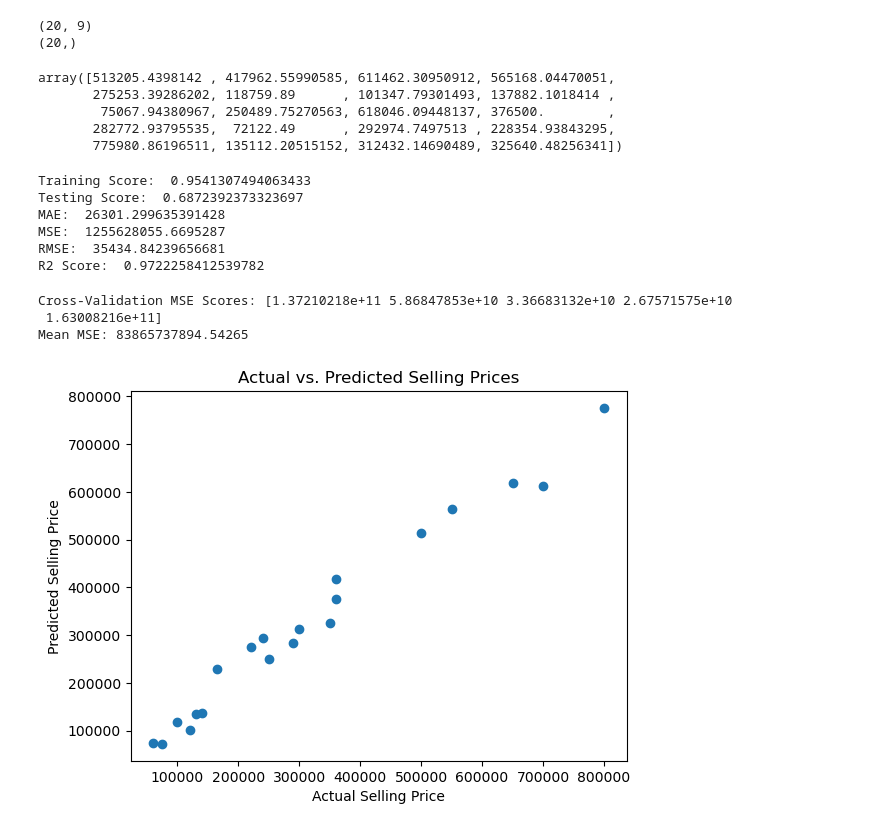
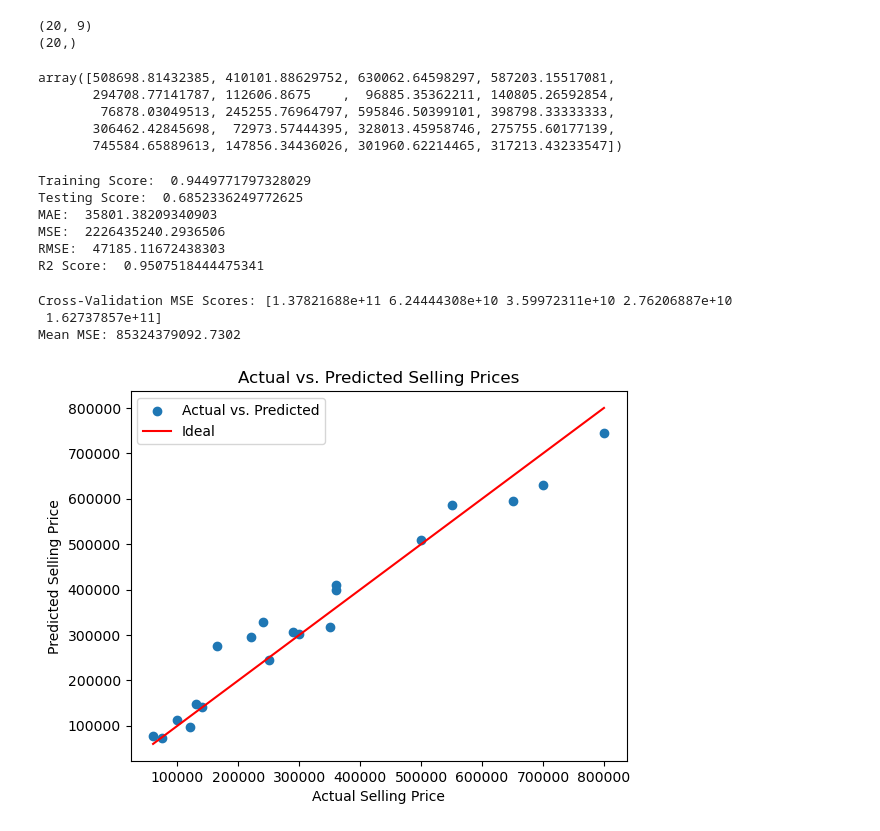
Before and after one commit to Vijay-Pratap7/Data_Science_Capstone_Project, a Jupyter notebook: caps_code.ipynb, the cells around one changed output. Saved outputs shown, nothing was run; the diff lists cells and outputs as text; code cells hidden in the pictures.

```diff
--- a/caps_code.ipynb
+++ b/caps_code.ipynb
@@ -160,5 +133,5 @@ Testing Score:  0.6896723904071206
 # %%
 ###  using hyper-perameter tuingng Random Forest Regressionrandom_state = 7, max_depth=10
-rf= RandomForestRegressor(max_depth=15, random_state = 7)
+rf= RandomForestRegressor(max_depth=12, random_state = 7)
 rf.fit(X_train, y_train)
 # %% [output]
@@ -227,26 +201,27 @@ print(y_sample.shape)
 (20, 9)
 (20,)
 # %%
-#### Generate the Predictions for randomly 20 points selected from dataset
+# Generate the Predictions for randomly 20 points selected from dataset
 ypred_sample = best_model.predict(x_sample)
 ypred_sample
 # %% [output]
-array([513205.4398142 , 417962.55990585, 611462.30950912, 565168.04470051,
-       275253.39286202, 118759.89      , 101347.79301493, 137882.1018414 ,
-        75067.94380967, 250489.75270563, 618046.09448137, 376500.        ,
-       282772.93795535,  72122.49      , 292974.7497513 , 228354.93843295,
-       775980.86196511, 135112.20515152, 312432.14690489, 325640.48256341])
+array([508698.81432385, 410101.88629752, 630062.64598297, 587203.15517081,
+       294708.77141787, 112606.8675    ,  96885.35362211, 140805.26592854,
+        76878.03049513, 245255.76964797, 595846.50399101, 398798.33333333,
+       306462.42845698,  72973.57444395, 328013.45958746, 275755.60177139,
+       745584.65889613, 147856.34436026, 301960.62214465, 317213.43233547])
 # %%
+# creating function for print mae, mse, rmse, r2score and also training and testing score of sample dataset
 model_score(best_model)
 
 scores(y_sample,ypred_sample)
 # %% [output]
-Training Score:  0.9541307494063433
-Testing Score:  0.6872392373323697
-MAE:  26301.299635391428
-MSE:  1255628055.6695287
-RMSE:  35434.84239656681
-R2 Score:  0.9722258412539782
+Training Score:  0.9449771797328029
+Testing Score:  0.6852336249772625
+MAE:  35801.38209340903
+MSE:  2226435240.2936506
+RMSE:  47185.11672438303
+R2 Score:  0.9507518444475341
 # %%
 # Perform cross-validation for the RandomForestRegressor
 cv_scores = cross_val_score(best_model, X, y, cv=5, scoring='neg_mean_squared_error')
@@ -254,15 +229,18 @@ cv_mse_scores = -cv_scores
 print("Cross-Validation MSE Scores:", cv_mse_scores)
 print("Mean MSE:", cv_mse_scores.mean())
 # %% [output]
-Cross-Validation MSE Scores: [1.37210218e+11 5.86847853e+10 3.36683132e+10 2.67571575e+10
- 1.63008216e+11]
-Mean MSE: 83865737894.54265
+Cross-Validation MSE Scores: [1.37821688e+11 6.24444308e+10 3.59972311e+10 2.76206887e+10
+ 1.62737857e+11]
+Mean MSE: 85324379092.7302
-# %%
-# Visualize predicted vs. actual selling prices
-plt.scatter(y_sample, ypred_sample)
-plt.xlabel("Actual Selling Price")
-plt.ylabel("Predicted Selling Price")
-plt.title("Actual vs. Predicted Selling Prices")
-plt.show()
-# %% [output]
-[figure, removed]
+# %%
+# Visualize predicted vs. actual selling prices
+plt.scatter(y_sample, ypred_sample, label='Actual vs. Predicted')
+plt.plot([min(y_sample), max(y_sample)], [min(y_sample), max(y_sample)], color='red', label='Ideal')
+
+plt.xlabel("Actual Selling Price")
+plt.ylabel("Predicted Selling Price")
+plt.title("Actual vs. Predicted Selling Prices")
+plt.legend()
+plt.show()
+# %% [output]
+[figure, added]
```
Also changed, not shown: parts of 16 cells of this notebook.
